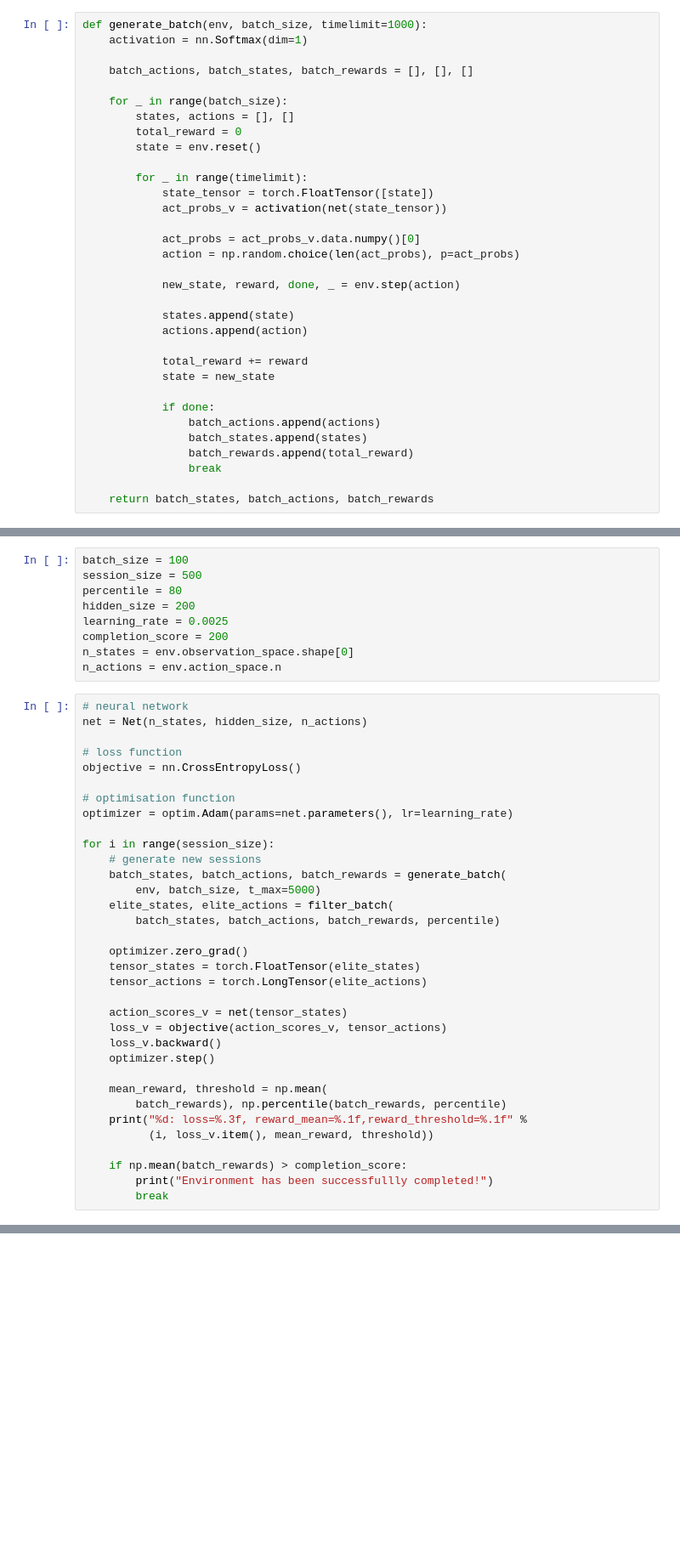
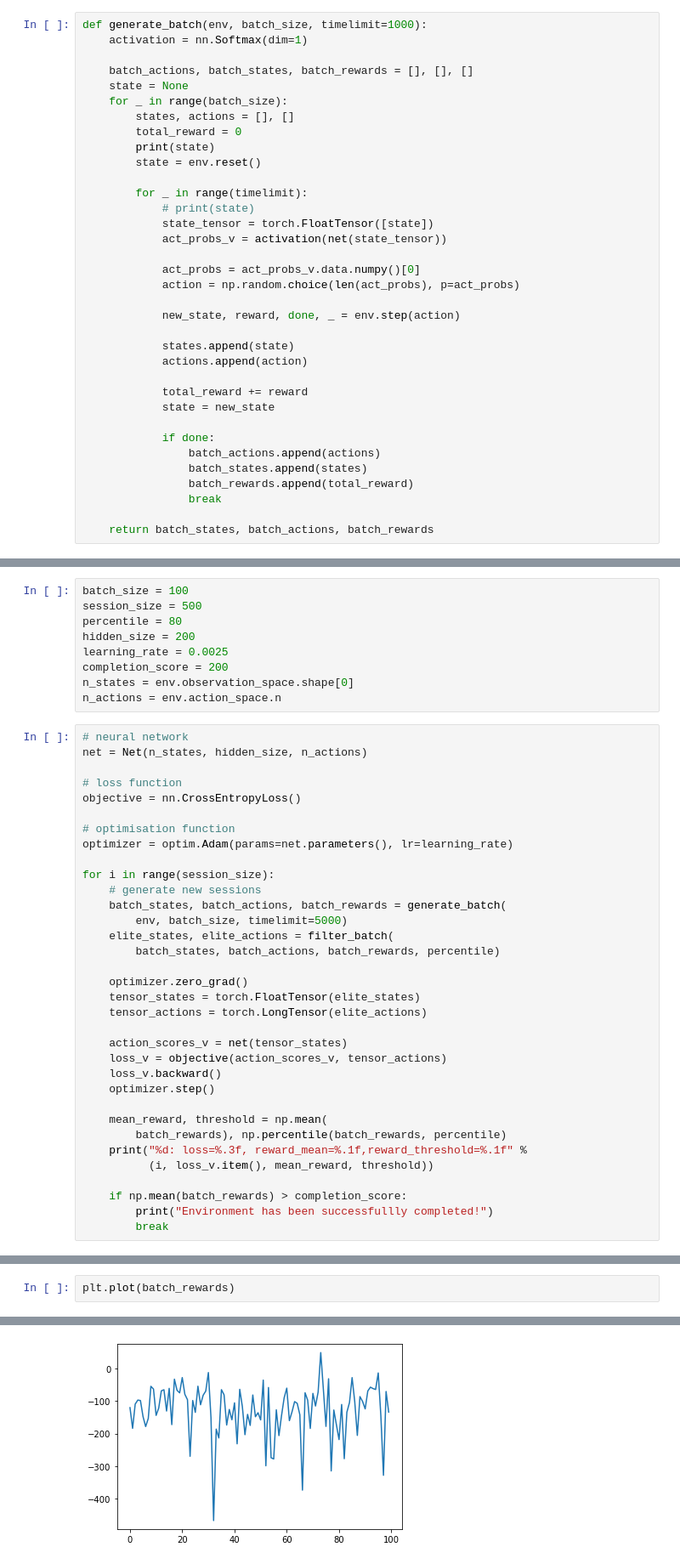
Before and after one commit to aswinmurali-io/lunar-landing, a Jupyter notebook: final.ipynb, the cells around one changed output, grey strips where cells are left out. Shown at 85% size. Drawn from its saved outputs; the diff is of its cells as text; blank space fills up the shorter version.

```diff
--- a/final.ipynb
+++ b/final.ipynb
@@ -34,13 +36,15 @@ def generate_batch(env, batch_size, timelimit=1000):
     activation = nn.Softmax(dim=1)
 
     batch_actions, batch_states, batch_rewards = [], [], []
-
+    state = None
     for _ in range(batch_size):
         states, actions = [], []
         total_reward = 0
+        print(state)
         state = env.reset()
 
         for _ in range(timelimit):
+            # print(state)
             state_tensor = torch.FloatTensor([state])
             act_probs_v = activation(net(state_tensor))
 
@@ -97,7 +101,7 @@ optimizer = optim.Adam(params=net.parameters(), lr=learning_rate)
 for i in range(session_size):
     # generate new sessions
     batch_states, batch_actions, batch_rewards = generate_batch(
-        env, batch_size, t_max=5000)
+        env, batch_size, timelimit=5000)
     elite_states, elite_actions = filter_batch(
         batch_states, batch_actions, batch_rewards, percentile)
 
@@ -138,0 +125,3 @@ Environment has been successfullly completed!
+# %%
+plt.plot(batch_rewards)
+# %% [output]
@@ -138,0 +129 @@ Environment has been successfullly completed!
+[figure, added]
```
Also changed, not shown: parts of 5 cells of this notebook, 2 other files.
